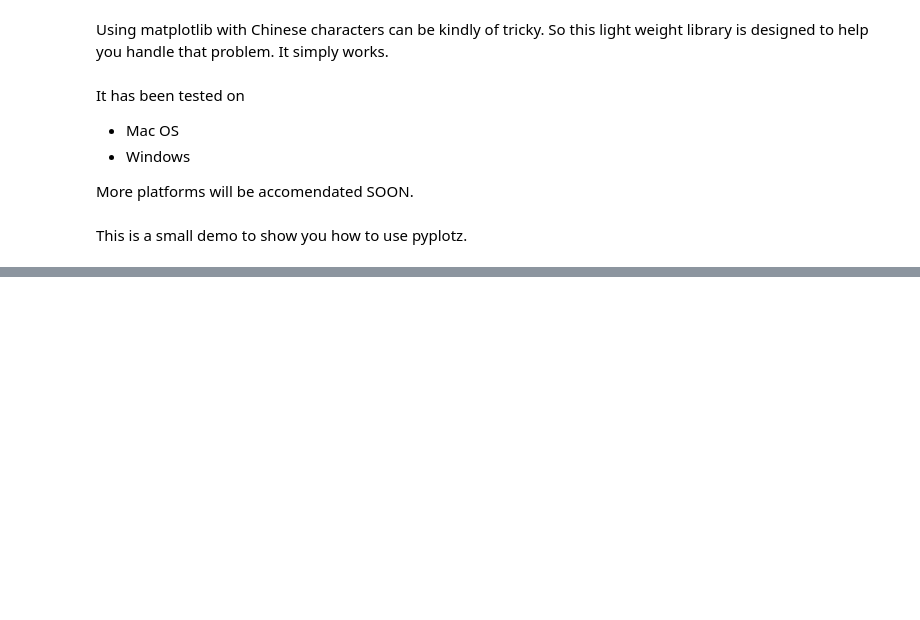
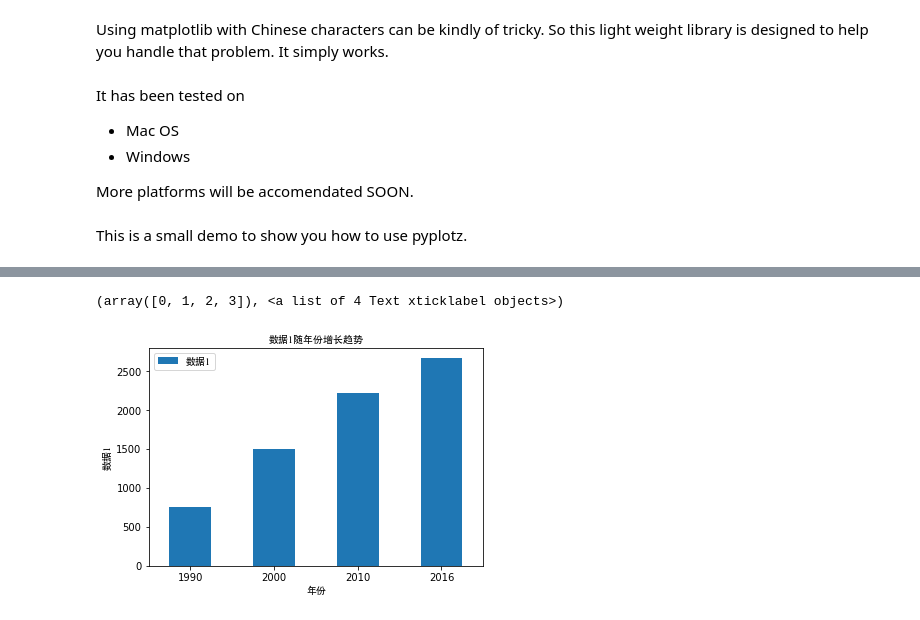
Before and after one commit to songlinhou/pyplotz, a Jupyter notebook: examples/quick_start.ipynb, the cells around one changed output, grey strips where cells are left out. Drawn from its saved outputs; the diff is of its cells as text; code cells hidden in the pictures; blank space fills up the shorter version.

```diff
--- a/examples/quick_start.ipynb
+++ b/examples/quick_start.ipynb
@@ -61,0 +62,11 @@ AttributeError: Unknown property kind
+# %%
+# display one column using pandas API
+df[u'数据1'].plot(kind='bar')
+pltz.xlabel("年份")
+pltz.ylabel("数据1")
+pltz.title("数据1随年份增长趋势")
+pltz.legend() # this statement can help fix the chinese display using pandas
+plt.xticks(rotation=360) #rotate x label using matplotlib
+# %% [output]
+(array([0, 1, 2, 3]), <a list of 4 Text xticklabel objects>)
+[figure, added]
```
Also changed, not shown: parts of 17 cells of this notebook, 4 other files.
